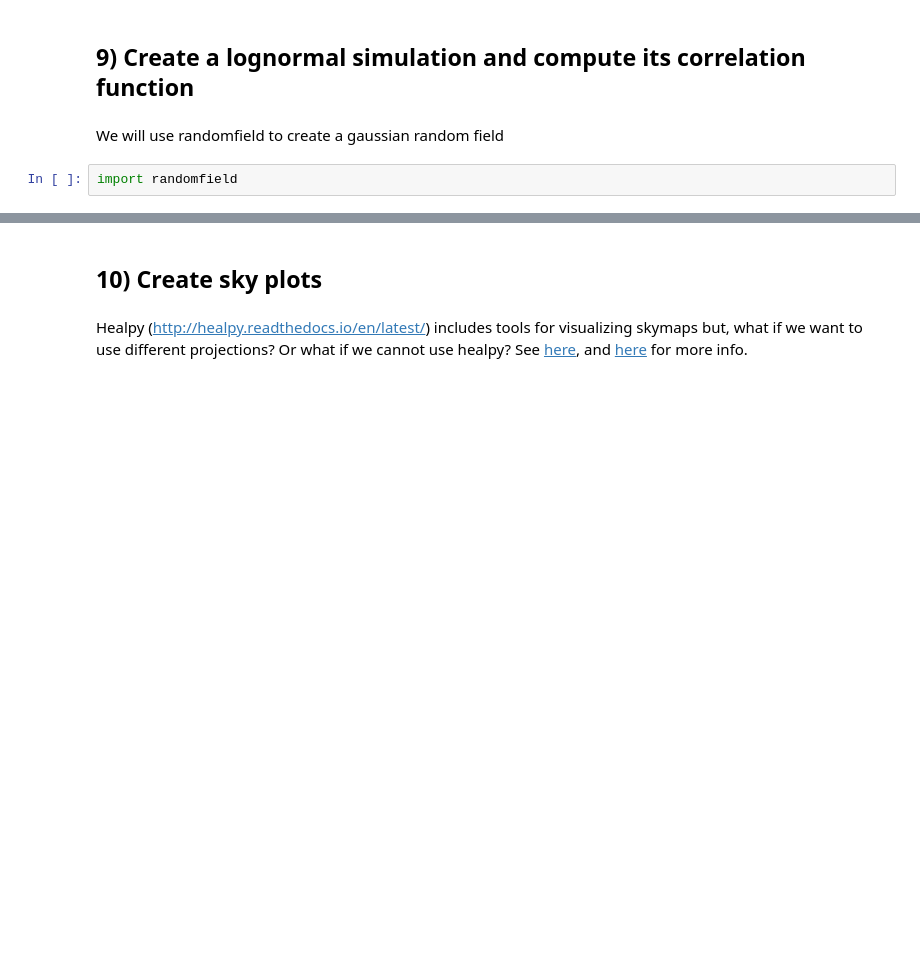
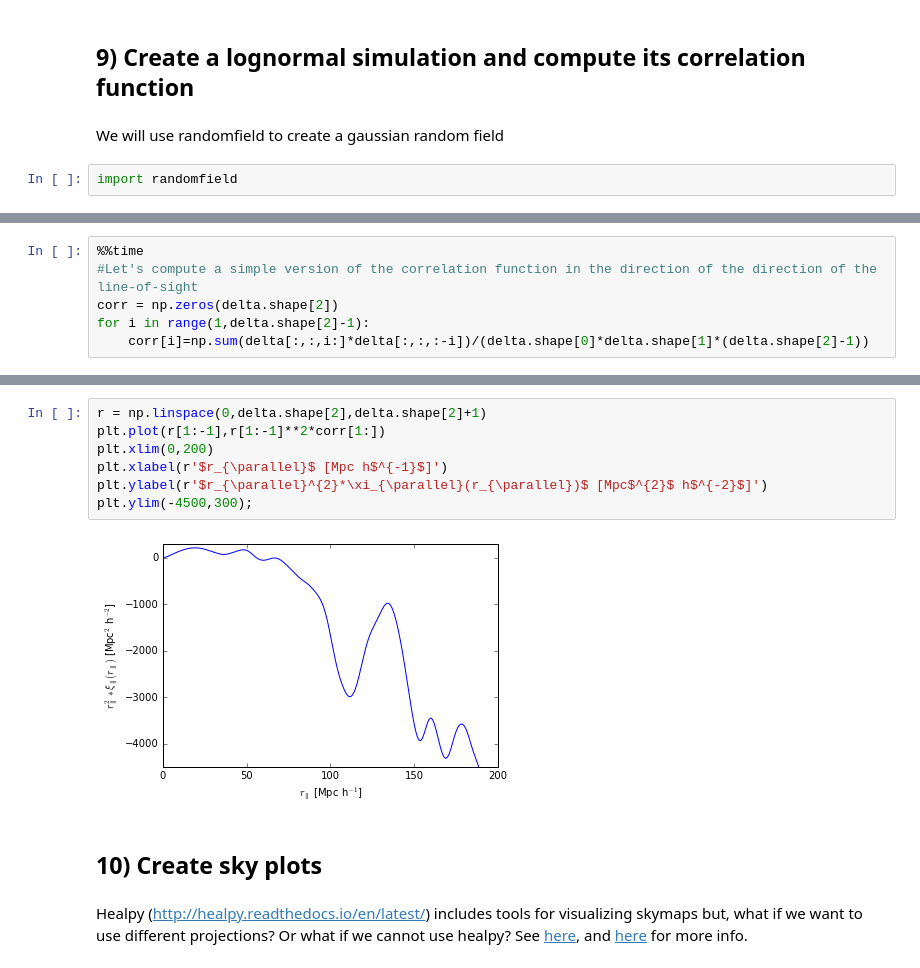
Before and after one commit to fjaviersanchez/JupyterTutorial, a Jupyter notebook: TutorialJupyter.ipynb, the cells around one changed output, grey strips where cells are left out. Saved outputs shown, nothing was run; the diff lists cells and outputs as text; blank space fills up the shorter version.

```diff
--- a/TutorialJupyter.ipynb
+++ b/TutorialJupyter.ipynb
@@ -579,0 +582,6 @@ density = generator.convert_delta_to_density(show_plot=True)
+# %%
+%%time
+#Let's compute a simple version of the correlation function in the direction of the direction of the line-of-sight
+corr = np.zeros(delta.shape[2])
+for i in range(1,delta.shape[2]-1):
+    corr[i]=np.sum(delta[:,:,i:]*delta[:,:,:-i])/(delta.shape[0]*delta.shape[1]*(delta.shape[2]-1))
@@ -580,3 +591,12 @@ density = generator.convert_delta_to_density(show_plot=True)
+# %%
+r = np.linspace(0,delta.shape[2],delta.shape[2]+1)
+plt.plot(r[1:-1],r[1:-1]**2*corr[1:])
+plt.xlim(0,200)
+plt.xlabel(r'$r_{\parallel}$ [Mpc h$^{-1}$]')
+plt.ylabel(r'$r_{\parallel}^{2}*\xi_{\parallel}(r_{\parallel})$ [Mpc$^{2}$ h$^{-2}$]')
+plt.ylim(-4500,300);
+# %% [output]
+[figure, added]
 # %% [markdown]
 ## 10) Create sky plots
 # %% [markdown]
```
Also changed, not shown: parts of 11 cells of this notebook, 2 other files.
